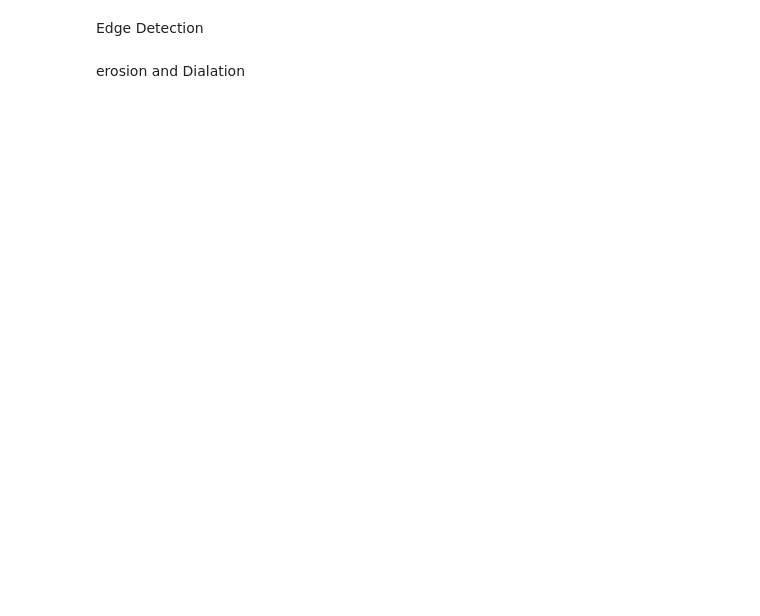
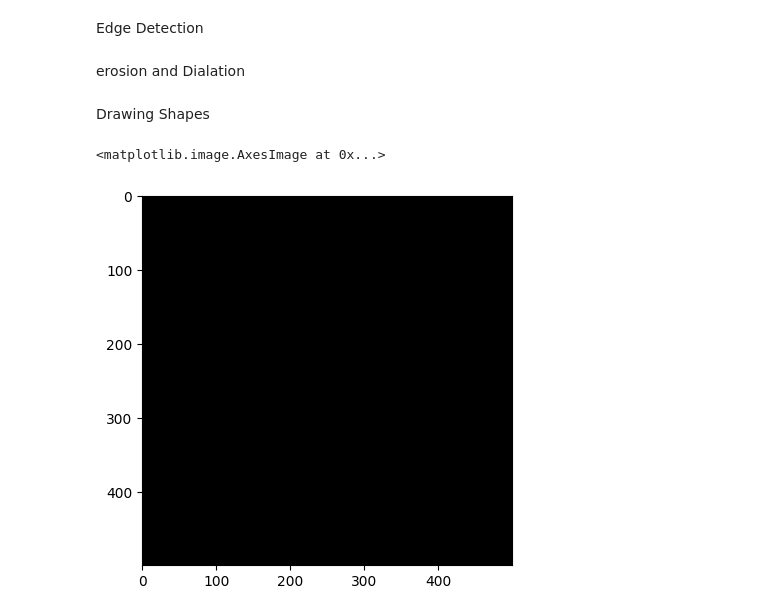
Before and after one commit to loop-hack/Neural_all, a Jupyter notebook: HandTrackingProject/handtrack.ipynb, the cells around one changed output. Drawn from its saved outputs; the diff is of its cells as text; code cells hidden in the pictures; blank space fills up the shorter version.

```diff
--- a/HandTrackingProject/handtrack.ipynb
+++ b/HandTrackingProject/handtrack.ipynb
@@ -93,3 +93,5 @@ dil_img = cv2.dilate(canny_img,kernel,iterations=1)
 cv2.imshow("dilated_img",dil_img)
 cv2.waitKey(0)
 cv2.destroyAllWindows()
+# %% [markdown]
+Drawing Shapes
@@ -95,0 +102,2 @@ cv2.destroyAllWindows()
+# %%
+blank = np.zeros((500,500,3), dtype= 'uint8')
@@ -95,0 +106,5 @@ cv2.destroyAllWindows()
+# %%
+plt.imshow(blank)
+# %% [output]
+<matplotlib.image.AxesImage at 0x...>
+[figure, added]
```
Also changed, not shown: parts of 15 cells of this notebook.
